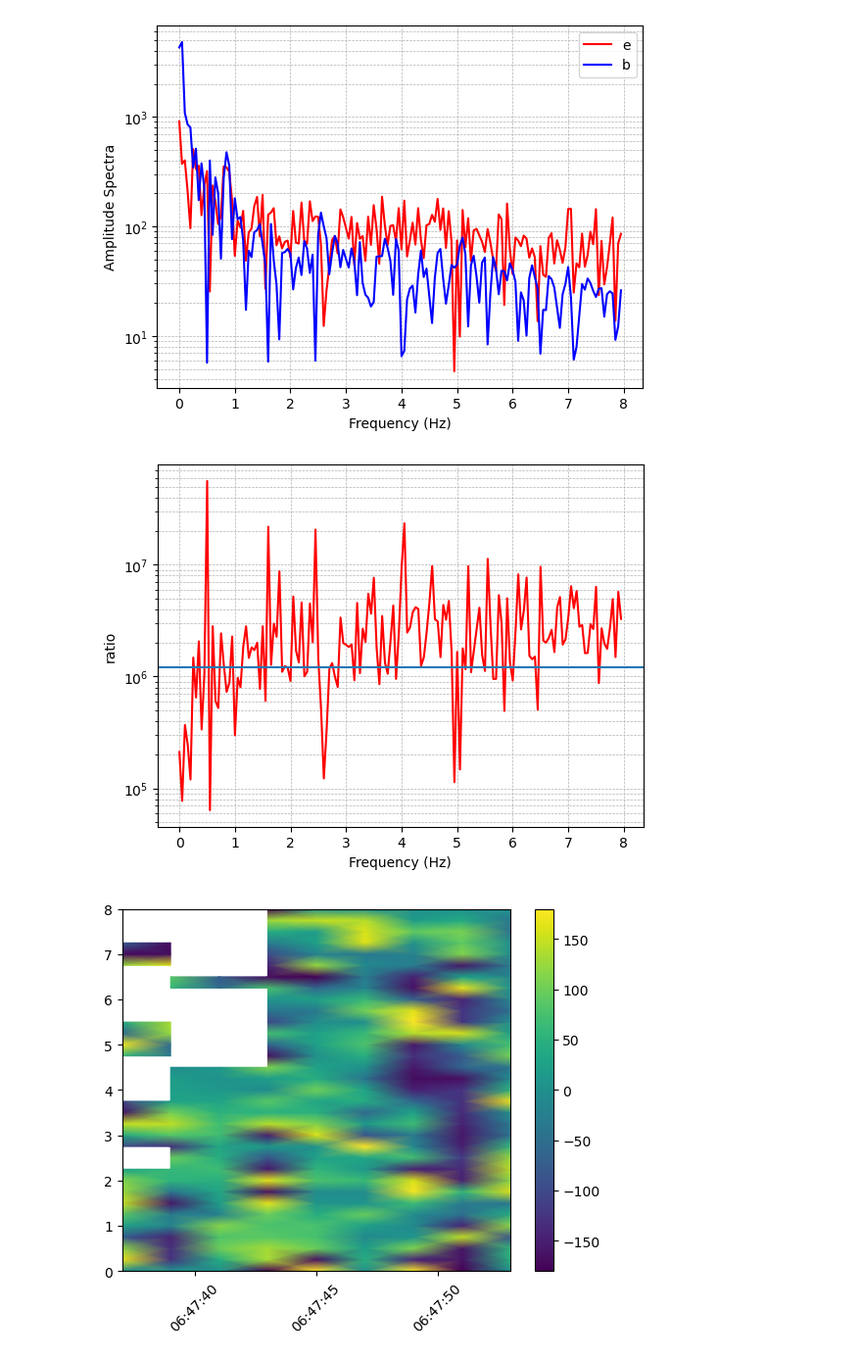
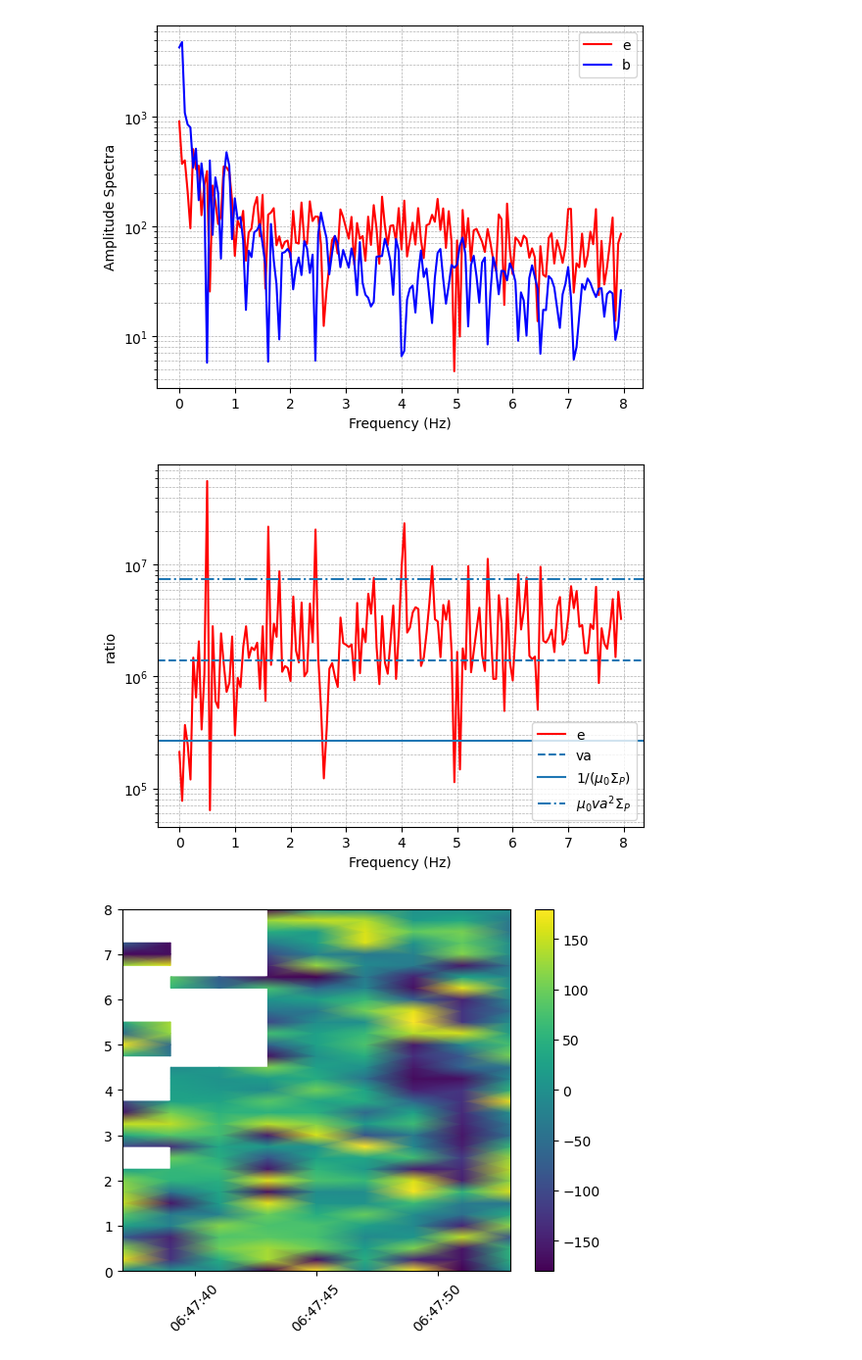
Before and after one commit to cleo24621/pyaw, a Jupyter notebook: swarm_case_miles2018_main.ipynb, the cells around one changed output. Shown at 98% size. Cells and saved outputs as stored; diff of their text form; code cells hidden in the pictures.

```diff
--- a/swarm_case_miles2018_main.ipynb
+++ b/swarm_case_miles2018_main.ipynb
@@ -200,14 +216,31 @@ eb_ratio_fft_dy = eb_ratio_fft_dy * 1e-3 * 1e9
+# %%
+from pyaw.paras import mu0
+
+Sigma_P_dy = 3.0
+Sigma_P_sta = 0.5
+
+va_dy = 1.4e6
+va_sta = 1.3e6
+
+boundary_l_dy = 1 / (mu0 * Sigma_P_dy)
+boundary_h_dy = mu0 * va_dy ** 2 * Sigma_P_dy
+
+boundary_l_sta = 1 / (mu0 * Sigma_P_sta)
+boundary_h_sta = mu0 * va_sta ** 2 * Sigma_P_sta
 # %%
 plt.plot(freqs_dy, eb_ratio_fft_dy, color='red', label='e')
-plt.axhline(1.2e6)
+plt.axhline(va_dy, linestyle='--', label='va')
+plt.axhline(boundary_l_dy, linestyle='-', label=r'$1/(\mu_0 \Sigma_P)$')
+plt.axhline(boundary_h_dy, linestyle='-.', label=r'$\mu_0 va^2 \Sigma_P$')
 plt.xscale('linear')
 plt.yscale('log')
+plt.legend()
 plt.xlabel('Frequency (Hz)')
 plt.ylabel('ratio')
 plt.grid(which='both', linestyle='--', linewidth=0.5)
-plt.show()  # todo:: 上下边界
+plt.show()  # ratio histogram2d 可以作为补充
 # %% [output]
-[figure, old version]
+[figure, new version]
 # %%
 freqs_dy, ts_dy, Sxx_e_dy = spectrogram(ehx_dy, fs=fs, window=window, nperseg=nperseg, noverlap=noverlap,
                                         mode='complex')
```
Also changed, not shown: parts of 9 cells of this notebook, 10 other files.
